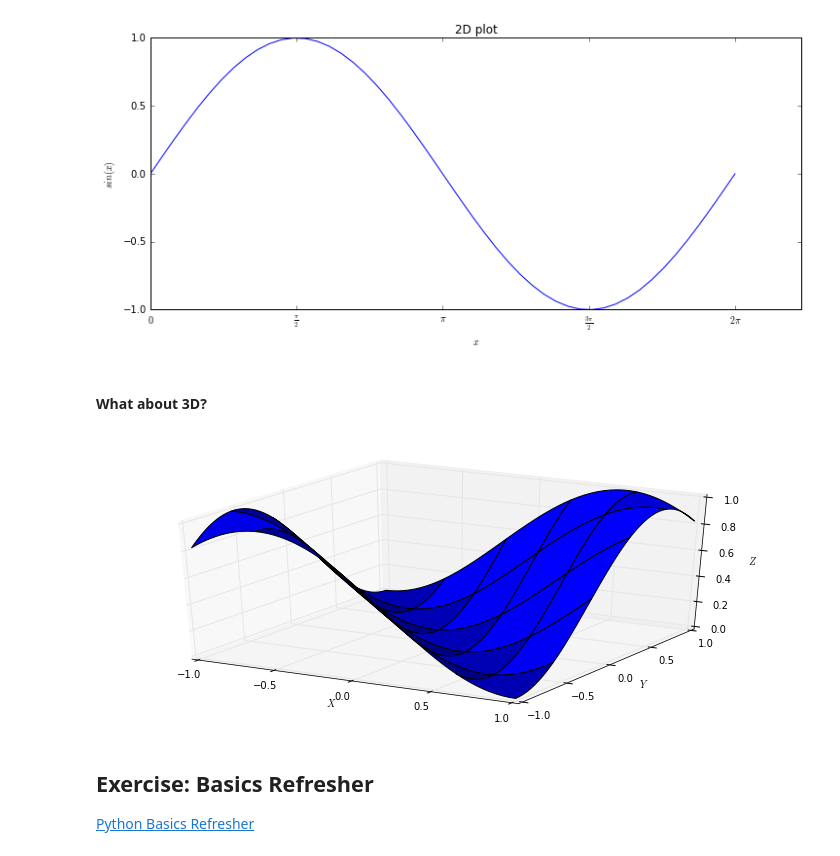
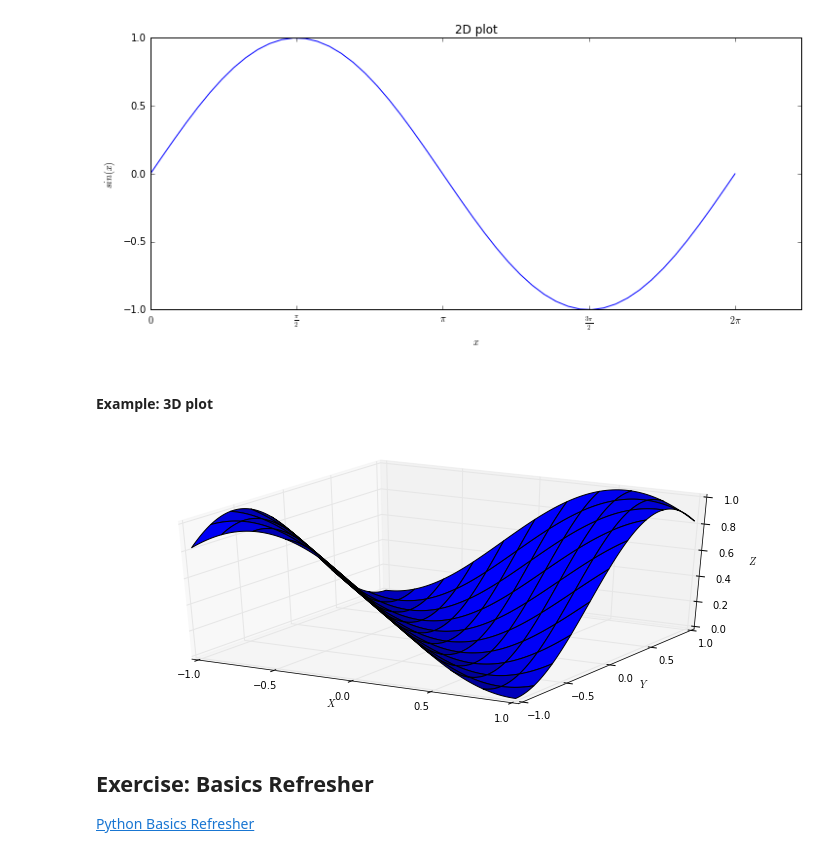
Before and after one commit to ngcm/summer-academy-2016-basics, a Jupyter notebook: Intermediate_Python/index.ipynb, the cells around one changed output. Saved outputs shown, nothing was run; the diff lists cells and outputs as text; code cells hidden in the pictures.

```diff
--- a/Intermediate_Python/index.ipynb
+++ b/Intermediate_Python/index.ipynb
@@ -294,24 +326,24 @@ plt.show()
 [figure]
 # %% [markdown]
 
-#### What about 3D?
+#### Example: 3D plot
 # %%
-x = np.linspace(-1,1)
-y = np.linspace(-1,1)
-X,Y = np.meshgrid(x,y)
-Z = np.sin(X+Y)**2
+x = np.linspace(-1, 1, 101)
+y = np.linspace(-1, 1, 101)
+X, Y = np.meshgrid(x, y)
+Z = np.sin(X + Y)**2
 # %%
 from mpl_toolkits.mplot3d import Axes3D
-fig = plt.figure(figsize=(12,5))
-ax = fig.gca(projection='3d')
+fig = plt.figure(figsize=(12, 5))
+ax = fig.add_subplot(111, projection='3d')
 surf = ax.plot_surface(X, Y, Z)
 ax.set_xlabel(r'$X$')
 ax.set_ylabel(r'$Y$')
 ax.set_zlabel(r'$Z$')
 
 plt.show()
 # %% [output]
-[figure, old version]
+[figure, new version]
 # %%
 # Live coding Bay....
 # %% [markdown]
```
Also changed, not shown: parts of 67 cells of this notebook.
